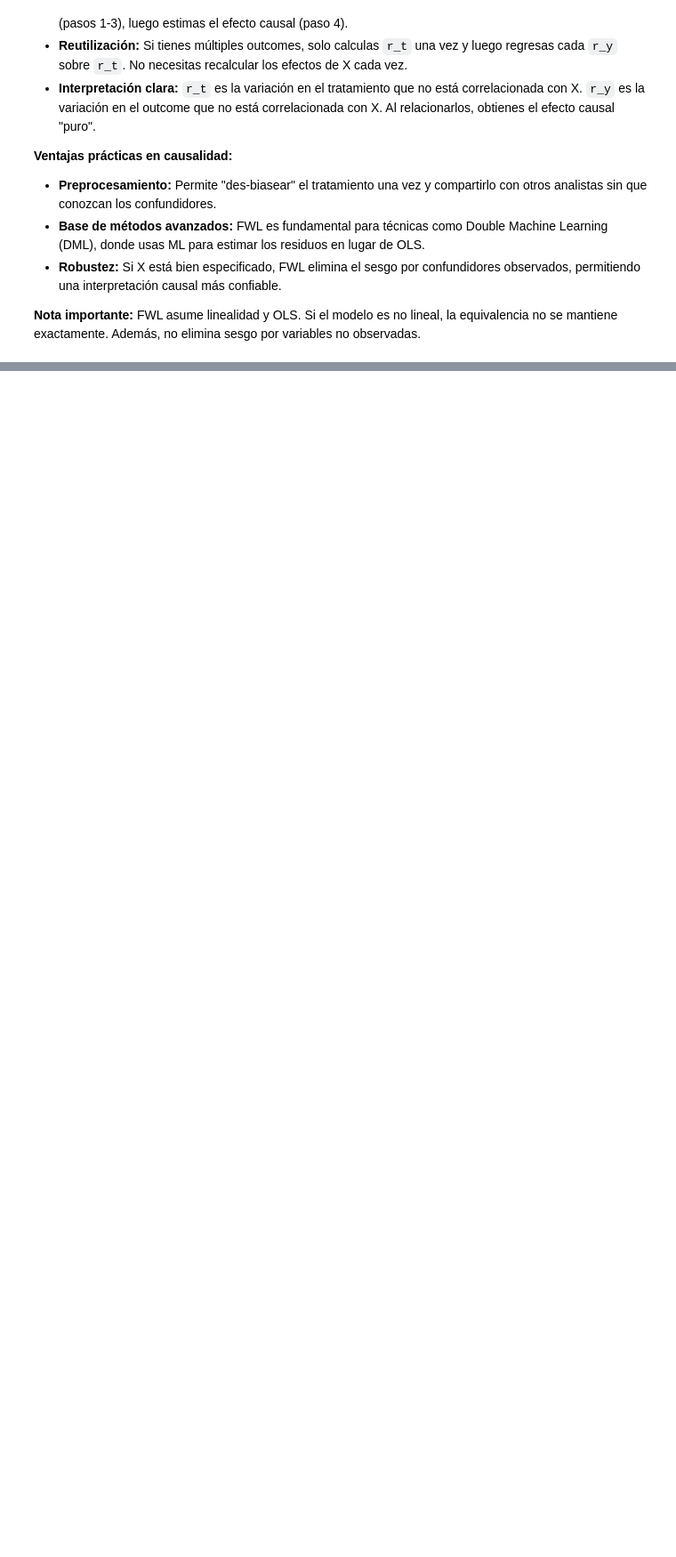
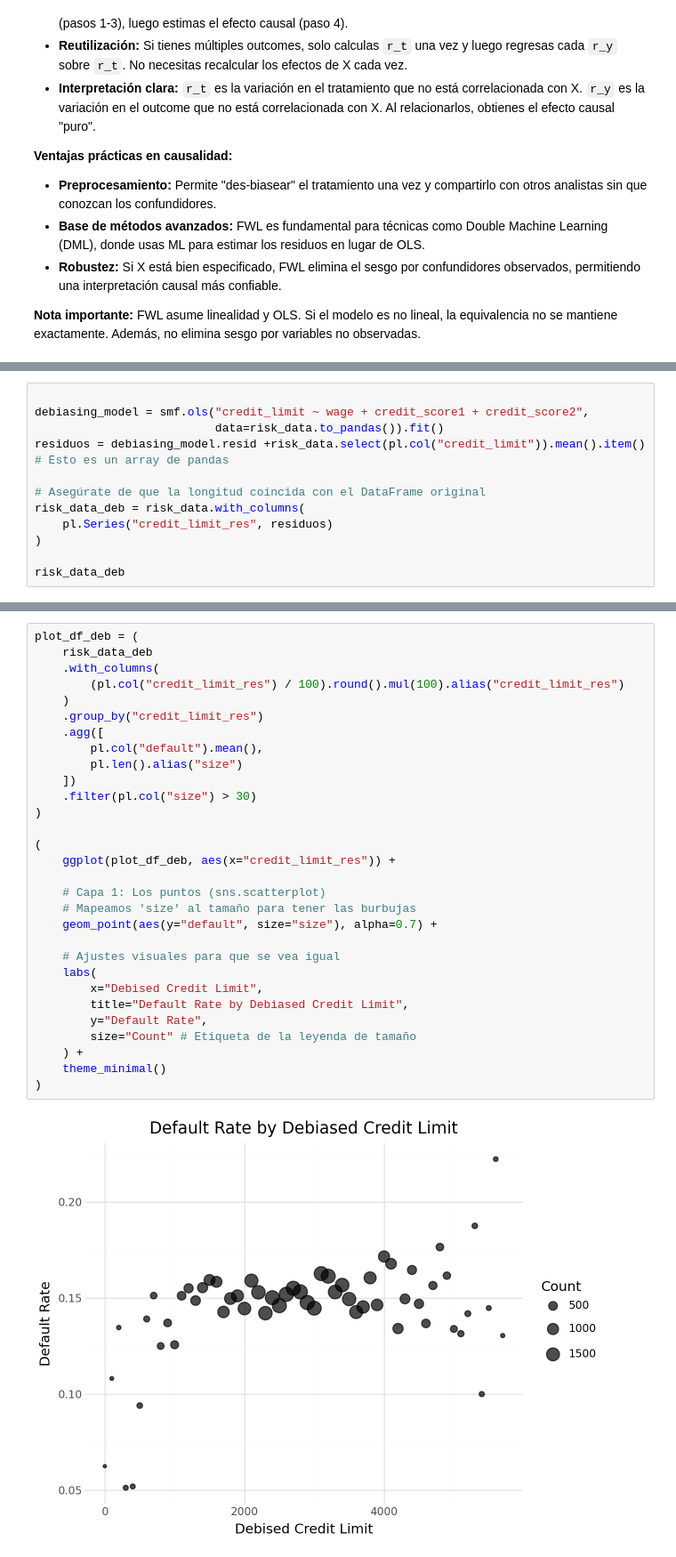
Before and after one commit to Sechi42/Causal_Inference-with-python, a Jupyter notebook: ch04/ch04.ipynb, the cells around one changed output, grey strips where cells are left out. Shown at 89% size. Drawn from its saved outputs; the diff is of its cells as text; blank space fills up the shorter version.

```diff
--- a/ch04/ch04.ipynb
+++ b/ch04/ch04.ipynb
@@ -354,0 +439,12 @@ FWL demuestra que el coeficiente de `credit_limit` en la regresión completa `de
+# %%
+
+debiasing_model = smf.ols("credit_limit ~ wage + credit_score1 + credit_score2",
+                          data=risk_data.to_pandas()).fit()
+residuos = debiasing_model.resid +risk_data.select(pl.col("credit_limit")).mean().item()  # Esto es un array de pandas
+
+# Asegúrate de que la longitud coincida con el DataFrame original
+risk_data_deb = risk_data.with_columns(
+    pl.Series("credit_limit_res", residuos)
+)
+
+risk_data_deb
@@ -354,0 +474,32 @@ FWL demuestra que el coeficiente de `credit_limit` en la regresión completa `de
+# %%
+plot_df_deb = (
+    risk_data_deb
+    .with_columns(
+        (pl.col("credit_limit_res") / 100).round().mul(100).alias("credit_limit_res")
+    )
+    .group_by("credit_limit_res")
+    .agg([
+        pl.col("default").mean(),
+        pl.len().alias("size")
+    ])
+    .filter(pl.col("size") > 30)
+)
+
+(
+    ggplot(plot_df_deb, aes(x="credit_limit_res")) +
+
+    # Capa 1: Los puntos (sns.scatterplot)
+    # Mapeamos 'size' al tamaño para tener las burbujas
+    geom_point(aes(y="default", size="size"), alpha=0.7) +
+
+    # Ajustes visuales para que se vea igual
+    labs(
+        x="Debised Credit Limit",
+        title="Default Rate by Debiased Credit Limit",
+        y="Default Rate",
+        size="Count" # Etiqueta de la leyenda de tamaño
+    ) +
+    theme_minimal()
+)
+# %% [output]
+[figure, added]
```
Also changed, not shown: parts of 22 cells of this notebook.
